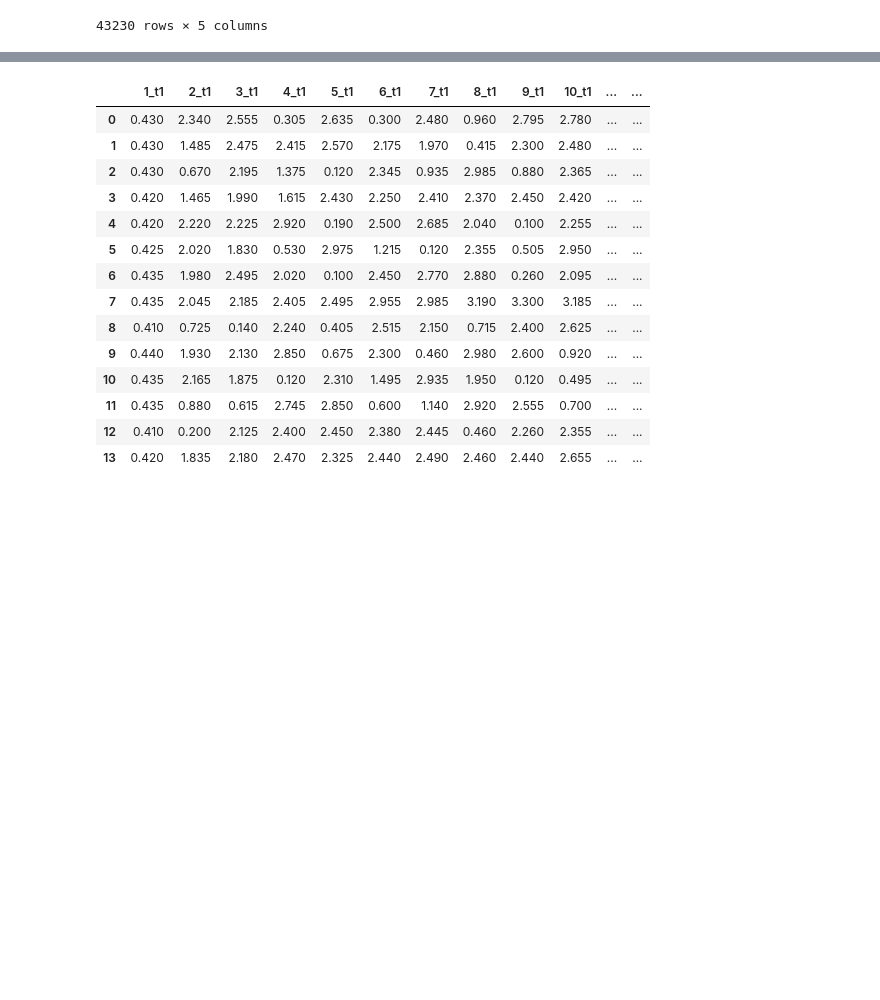
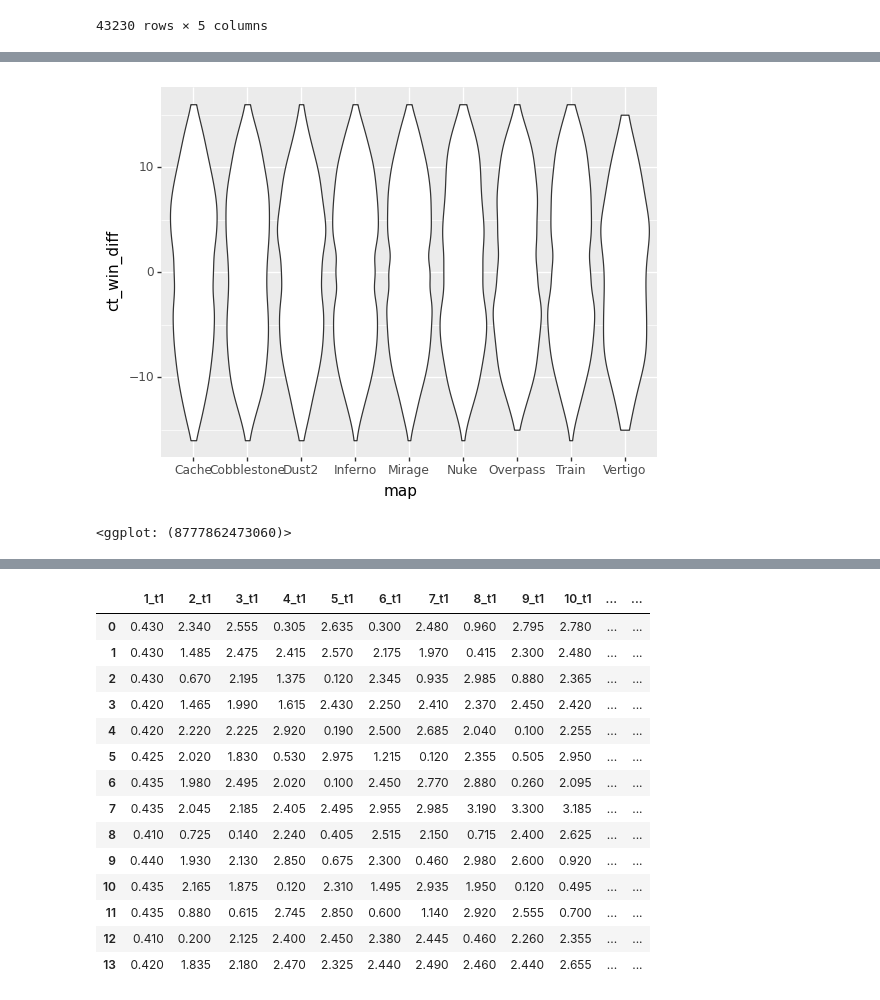
Before and after one commit to wilgaboury/cmsc320-final, a Jupyter notebook: final_project.ipynb, the cells around one changed output, grey strips where cells are left out. Saved outputs shown, nothing was run; the diff lists cells and outputs as text; code cells hidden in the pictures; blank space fills up the shorter version.

```diff
--- a/final_project.ipynb
+++ b/final_project.ipynb
@@ -50,3 +105,11 @@ csgo_df[['t1_start_ct', '1_winner', '30_winner', 'map', 'win_ratio']]
+# %%
+map_df = csgo_df[csgo_df['map'] != 'Default']
+map_df = map_df.assign(ct_win_diff=map_df.apply(lambda row: row.win_ratio if row['t1_start_ct'] else row.win_ratio * -1, axis=1))
+(ggplot(map_df, aes(x='map', y='ct_win_diff')) +
+    geom_violin())
+# %% [output]
+[figure, added]
+<ggplot: (8777862473060)>
 # %%
 maps = ["Nuke", "Dust2", "Mirage", "Train", "Cache", "Cobblestone", "Vertigo", "Inferno", "Overpass"]
 
```
Also changed, not shown: parts of 9 cells of this notebook.
